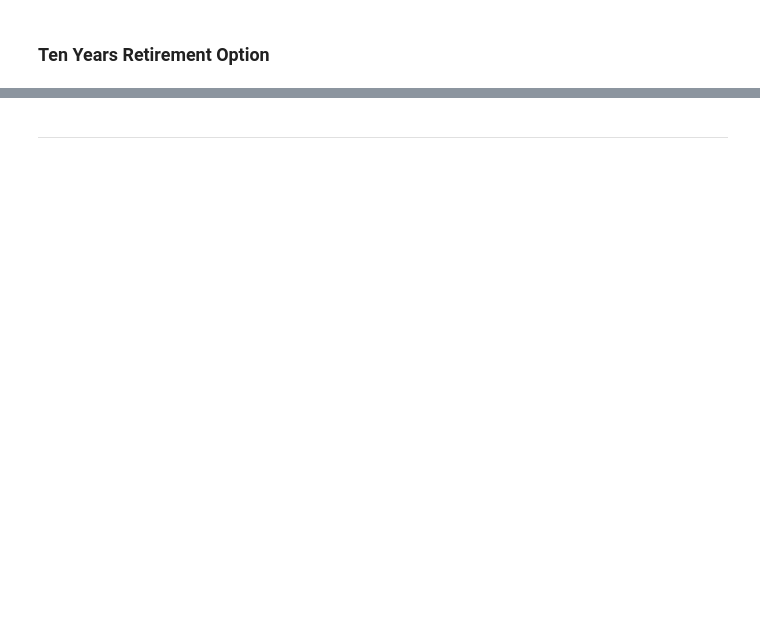
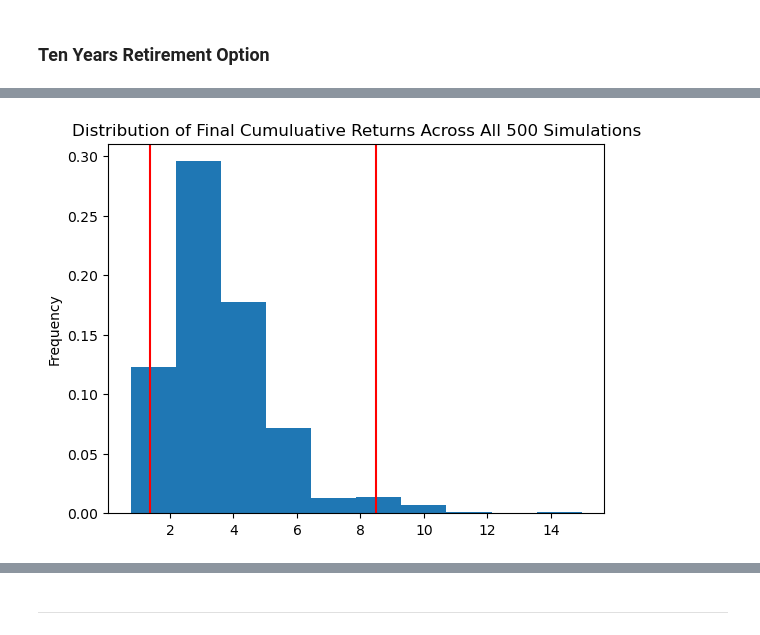
Before and after one commit to Bru-sic/module_05_homework, a Jupyter notebook: Starter_Code/financial-planner.ipynb, the cells around one changed output, grey strips where cells are left out. Saved outputs shown, nothing was run; the diff lists cells and outputs as text; code cells hidden in the pictures; blank space fills up the shorter version.

```diff
--- a/Starter_Code/financial-planner.ipynb
+++ b/Starter_Code/financial-planner.ipynb
@@ -489,5 +537,7 @@ There is a 95% chance that an initial investment of $20000 in the portfolio over
 # %%
 # Plot probability distribution and confidence intervals
-# YOUR CODE HERE!
+dist_plot = MC_sim.plot_distribution()
+# %% [output]
+[figure, added]
 # %%
 # Fetch summary statistics from the Monte Carlo simulation results
```
Also changed, not shown: parts of 28 cells of this notebook, 2 other files.
